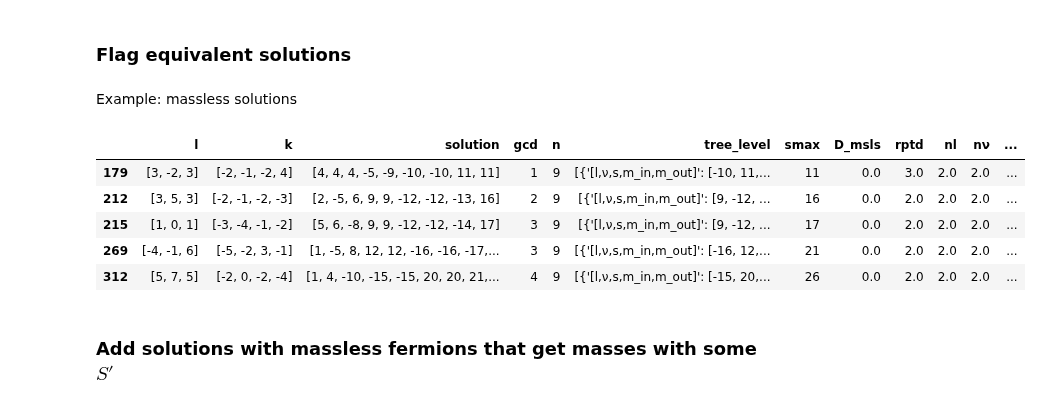
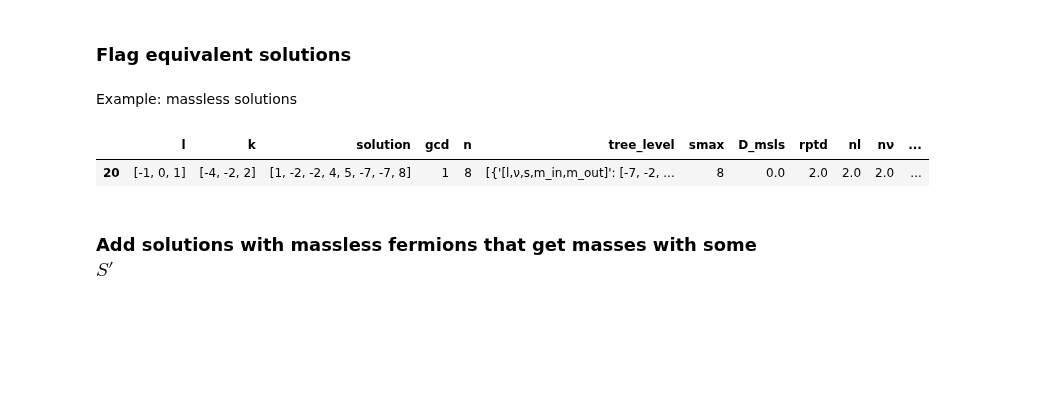
Before and after one commit to LBJ-Wade/anomaly, a Jupyter notebook: DiracSeesaw_Tree_level.ipynb, the cells around one changed output. Cells and saved outputs as stored; diff of their text form; code cells hidden in the pictures; blank space fills up the shorter version.

```diff
--- a/DiracSeesaw_Tree_level.ipynb
+++ b/DiracSeesaw_Tree_level.ipynb
@@ -109,6 +109,7 @@ def tree_level(ll):
             s=l-m
             massless=ms.copy()
             massless=massless+[x for x in rp if x not in r and x not in massless]
+            #print('m,s',massless,s,m,rp)
             #print('ini massless',massless)
             if m in ll and m not in rp:
                 massless.remove(m)
@@ -116,6 +117,7 @@ def tree_level(ll):
                 massless=extract_Dirac_and_Majorana(massless,s)
                 slt={'[l,ν,s,m_in,m_out]':[l,ν,s,m,0],'massless':massless}
             else:
+                massless=extract_Dirac_and_Majorana(massless,s)
                 slt={'[l,ν,s,m_in,m_out]':[l,ν,s,0,m],'massless':massless}
 
             if len(massless)>0:
@@ -129,6 +131,7 @@ assert extract_Dirac_and_Majorana([2,6,4,3],8)==[3]
 assert best_higgs_singlet([1,-11,9])==(2, [])
 assert tree_level([1, -4, -4, 9, 9,7,7,7,-11])[0]['[l,ν,s,m_in,m_out]']==[-4, 7, -3, 0, -1]
 assert tree_level([ -4, -4,-4, 9, 9,9])[0]['sp']==None
+assert not tree_level([1, 1, -3, -4, 6, 6, -7])[0]['sp_massless']
 # %% [markdown]
 ### Initialize filtered solutions
 # %%
@@ -183,12 +190,8 @@ for i in cl[cl['tree_level'].apply(lambda l: [d for d in l if len(d.get('massles
 # %%
-cl.dropna()
+cl.dropna()[:1]
 # %% [output]
 |  | l | k | solution | gcd | n | tree_level | smax | D_msls | rptd | nl | nν | ... |
-| 179 | [3, -2, 3] | [-2, -1, -2, 4] | [4, 4, 4, -5, -9, -10, -10, 11, 11] | 1 | 9 | [{'[l,ν,s,m_in,m_out]': [-10, 11,... | 11 | 0.0 | 3.0 | 2.0 | 2.0 | ... |
-| 212 | [3, 5, 3] | [-2, -1, -2, -3] | [2, -5, 6, 9, 9, -12, -12, -13, 16] | 2 | 9 | [{'[l,ν,s,m_in,m_out]': [9, -12, ... | 16 | 0.0 | 2.0 | 2.0 | 2.0 | ... |
-| 215 | [1, 0, 1] | [-3, -4, -1, -2] | [5, 6, -8, 9, 9, -12, -12, -14, 17] | 3 | 9 | [{'[l,ν,s,m_in,m_out]': [9, -12, ... | 17 | 0.0 | 2.0 | 2.0 | 2.0 | ... |
-| 269 | [-4, -1, 6] | [-5, -2, 3, -1] | [1, -5, 8, 12, 12, -16, -16, -17,... | 3 | 9 | [{'[l,ν,s,m_in,m_out]': [-16, 12,... | 21 | 0.0 | 2.0 | 2.0 | 2.0 | ... |
-| 312 | [5, 7, 5] | [-2, 0, -2, -4] | [1, 4, -10, -15, -15, 20, 20, 21,... | 4 | 9 | [{'[l,ν,s,m_in,m_out]': [-15, 20,... | 26 | 0.0 | 2.0 | 2.0 | 2.0 | ... |
+| 20 | [-1, 0, 1] | [-4, -2, 2] | [1, -2, -2, 4, 5, -7, -7, 8] | 1 | 8 | [{'[l,ν,s,m_in,m_out]': [-7, -2, ... | 8 | 0.0 | 2.0 | 2.0 | 2.0 | ... |
 # %% [markdown]
 ### Add solutions with massless fermions that get masses with some $S'$
 # %%
```
Also changed, not shown: parts of 16 cells of this notebook, 1 other file.
